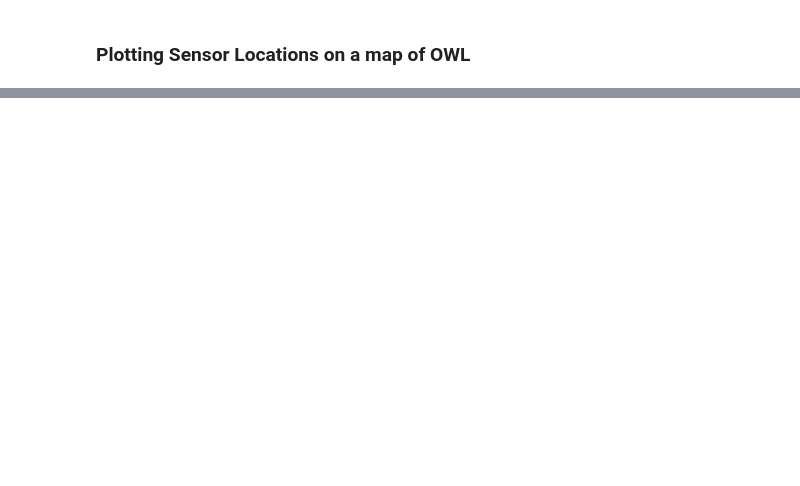
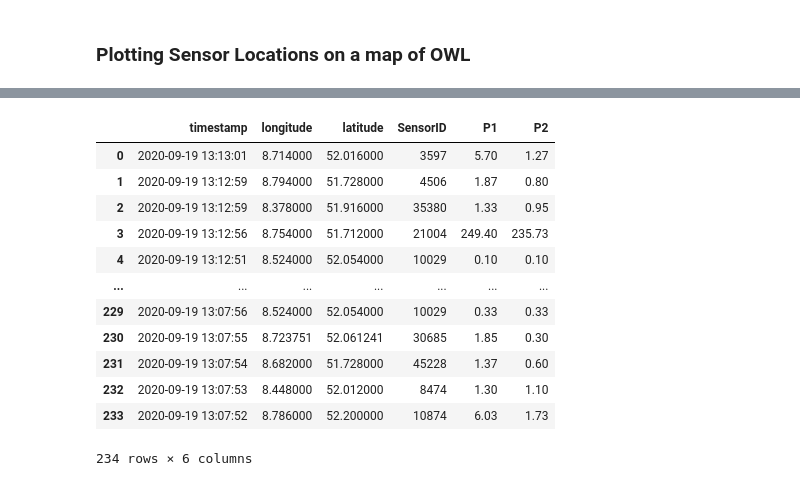
Before and after one commit to Sebastian-Bender/air-pollution, a Jupyter notebook: AirPollution/src/DataExploration.ipynb, the cells around one changed output, grey strips where cells are left out. Saved outputs shown, nothing was run; the diff lists cells and outputs as text; code cells hidden in the pictures; blank space fills up the shorter version.

```diff
--- a/AirPollution/src/DataExploration.ipynb
+++ b/AirPollution/src/DataExploration.ipynb
@@ -336,0 +304,3 @@ len(sensorList)
+# %%
+p1 = df['sensordatavalues'].apply(lambda x: x[0]).apply(lambda x: x.get('value'))
+p2 = df['sensordatavalues'].apply(lambda x: x[1]).apply(lambda x: x.get('value'))
@@ -336,0 +315,21 @@ len(sensorList)
+# %%
+df['P1'] = p1
+df['P2'] = p2
+# %%
+df.drop(['sensor', 'sensordatavalues'], axis = 1, inplace = True)
+# %%
+df
+# %% [output]
+|  | timestamp | longitude | latitude | SensorID | P1 | P2 |
+| 0 | 2020-09-19 13:13:01 | 8.714000 | 52.016000 | 3597 | 5.70 | 1.27 |
+| 1 | 2020-09-19 13:12:59 | 8.794000 | 51.728000 | 4506 | 1.87 | 0.80 |
+| 2 | 2020-09-19 13:12:59 | 8.378000 | 51.916000 | 35380 | 1.33 | 0.95 |
+| 3 | 2020-09-19 13:12:56 | 8.754000 | 51.712000 | 21004 | 249.40 | 235.73 |
+| 4 | 2020-09-19 13:12:51 | 8.524000 | 52.054000 | 10029 | 0.10 | 0.10 |
+| ... | ... | ... | ... | ... | ... | ... |
+| 229 | 2020-09-19 13:07:56 | 8.524000 | 52.054000 | 10029 | 0.33 | 0.33 |
+| 230 | 2020-09-19 13:07:55 | 8.723751 | 52.061241 | 30685 | 1.85 | 0.30 |
+| 231 | 2020-09-19 13:07:54 | 8.682000 | 51.728000 | 45228 | 1.37 | 0.60 |
+| 232 | 2020-09-19 13:07:53 | 8.448000 | 52.012000 | 8474 | 1.30 | 1.10 |
+| 233 | 2020-09-19 13:07:52 | 8.786000 | 52.200000 | 10874 | 6.03 | 1.73 |
+234 rows × 6 columns
```
Also changed, not shown: parts of 39 cells of this notebook, 2 other files.
